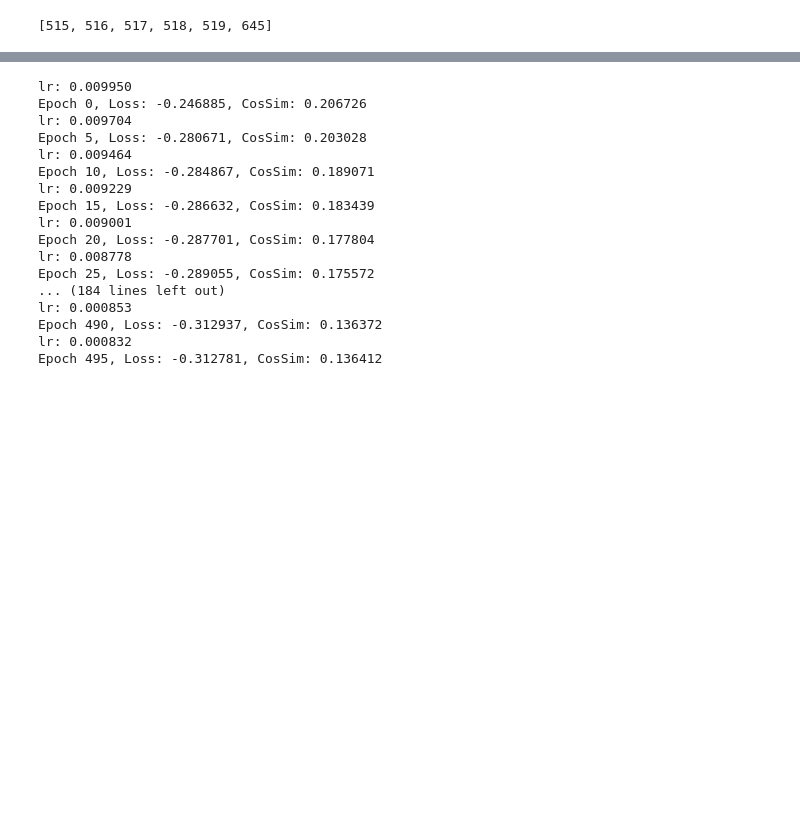
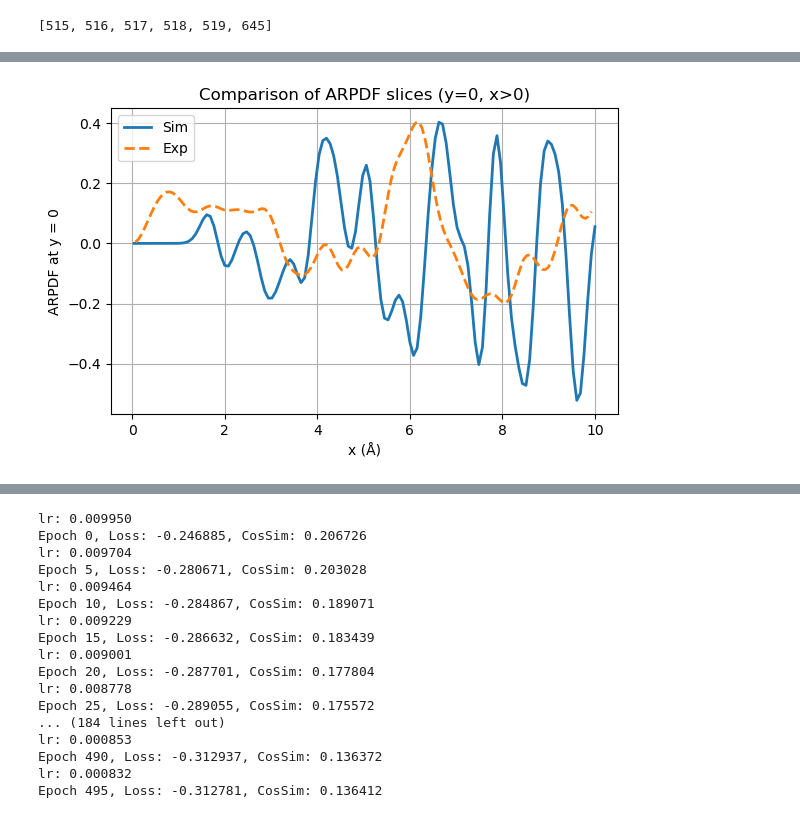
Before and after one commit to tfzx/ARPDF, a Jupyter notebook: experiment.ipynb, the cells around one changed output, grey strips where cells are left out. Cells and saved outputs as stored; diff of their text form; code cells hidden in the pictures; blank space fills up the shorter version.

```diff
--- a/experiment.ipynb
+++ b/experiment.ipynb
@@ -43,0 +46,46 @@ Computing ARPDF...
+# %%
+def compare_slices_x_positive_y0(X_ref, Y_ref, ARPDF_ref,
+                                  X_exp, Y_exp, ARPDF_exp,
+                                  labels=("Sim", "Exp")):
+    """
+    Compare ARPDF slices at y=0 and x>0 from two datasets (ref and exp).
+    """
+    def _to_cpu(arr):
+        return arr.get() if hasattr(arr, "get") else arr
+
+    # 保证都在 CPU 上
+    X_ref, Y_ref, A_ref = map(_to_cpu, (X_ref, Y_ref, ARPDF_ref))
+    X_exp, Y_exp, A_exp = map(_to_cpu, (X_exp, Y_exp, ARPDF_exp))
+
+    # 找出 y=0 最近的一行（横向切片）
+    idx_y_ref = np.argmin(np.abs(Y_ref[:, 0]))  # y 是每一行值相同
+    idx_y_exp = np.argmin(np.abs(Y_exp[:, 0]))
+
+    # 获取 x>0 部分的切片
+    x_ref = X_ref[idx_y_ref, :]
+    slice_ref = A_ref[idx_y_ref, :]
+    mask_ref = x_ref > 0
+    x_ref = x_ref[mask_ref]
+    slice_ref = slice_ref[mask_ref]
+
+    x_exp = X_exp[idx_y_exp, :]
+    slice_exp = A_exp[idx_y_exp, :]
+    mask_exp = x_exp > 0
+    x_exp = x_exp[mask_exp]
+    slice_exp = slice_exp[mask_exp]
+
+    # 画图
+    plt.figure(figsize=(6, 4))
+    plt.plot(x_ref, slice_ref*5.8, label=labels[0], lw=2)
+    plt.plot(x_exp, slice_exp, label=labels[1], lw=2, linestyle="--")
+    plt.xlabel("x (Å)")
+    plt.ylabel("ARPDF at y = 0")
+    plt.title("Comparison of ARPDF slices (y=0, x>0)")
+    plt.grid(True)
+    plt.legend()
+    plt.tight_layout()
+    plt.show()
+# %%
+compare_slices_x_positive_y0(X, Y, ARPDF_ref, X_exp, Y_exp, ARPDF_exp)
+# %% [output]
+[figure, added]
```
Also changed, not shown: parts of 8 cells of this notebook, 11 other files.
